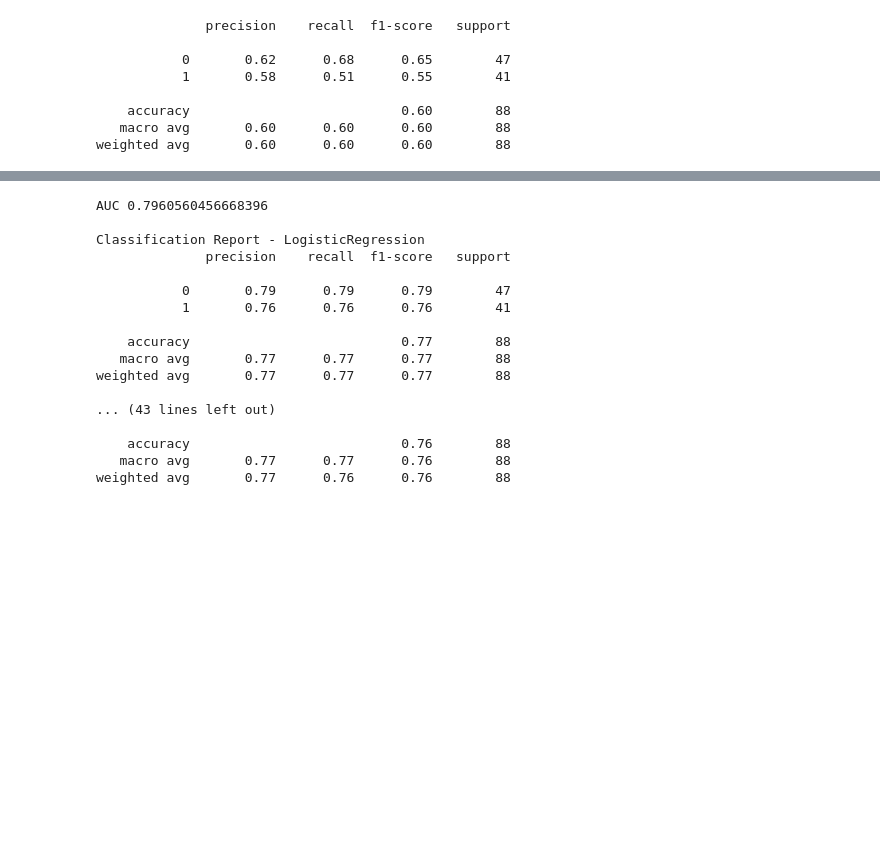
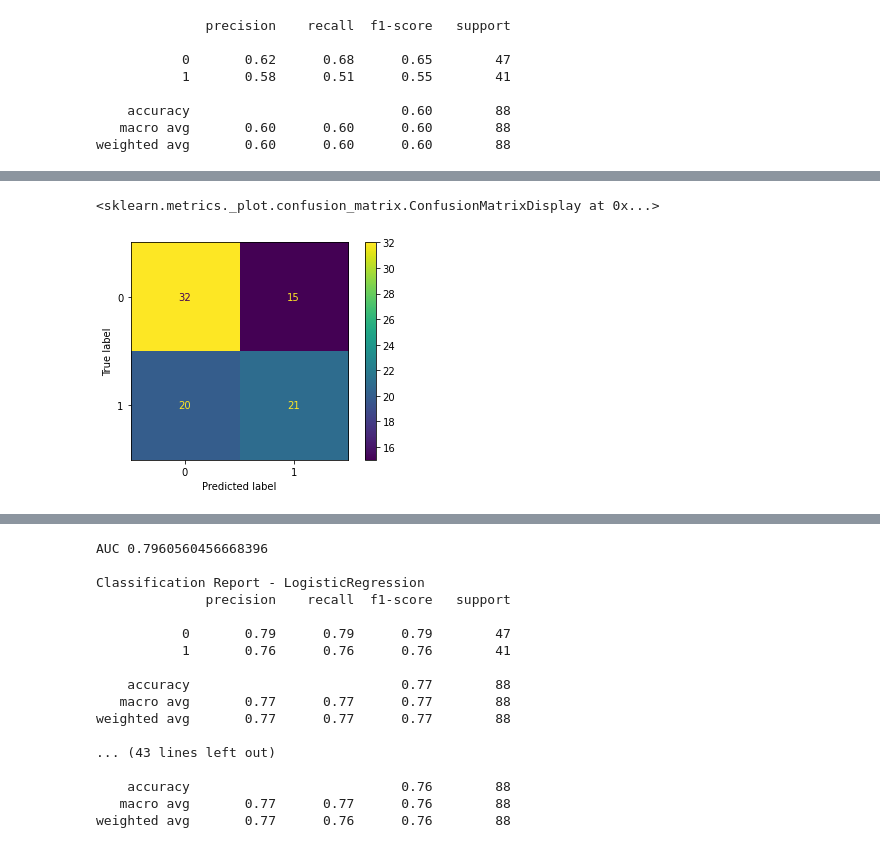
Before and after one commit to diogoslz/Bootcamp-Alura-Modulo-Projeto-final, a Jupyter notebook: Notebooks/Previsao_Covid_UTI_Projeto_final_2.ipynb, the cells around one changed output, grey strips where cells are left out. Cells and saved outputs as stored; diff of their text form; code cells hidden in the pictures; blank space fills up the shorter version.

```diff
--- a/Notebooks/Previsao_Covid_UTI_Projeto_final_2.ipynb
+++ b/Notebooks/Previsao_Covid_UTI_Projeto_final_2.ipynb
@@ -660,0 +673,5 @@ matrix = plot_confusion_matrix(log_reg, X_test, y_test, cmap=plt.cm.Blues, norma
+# %%
+plot_confusion_matrix(log_reg, X_test, y_test)
+# %% [output]
+<sklearn.metrics._plot.confusion_matrix.ConfusionMatrixDisplay at 0x...>
+[figure, added]
```
Also changed, not shown: parts of 18 cells of this notebook, 1 other file.
